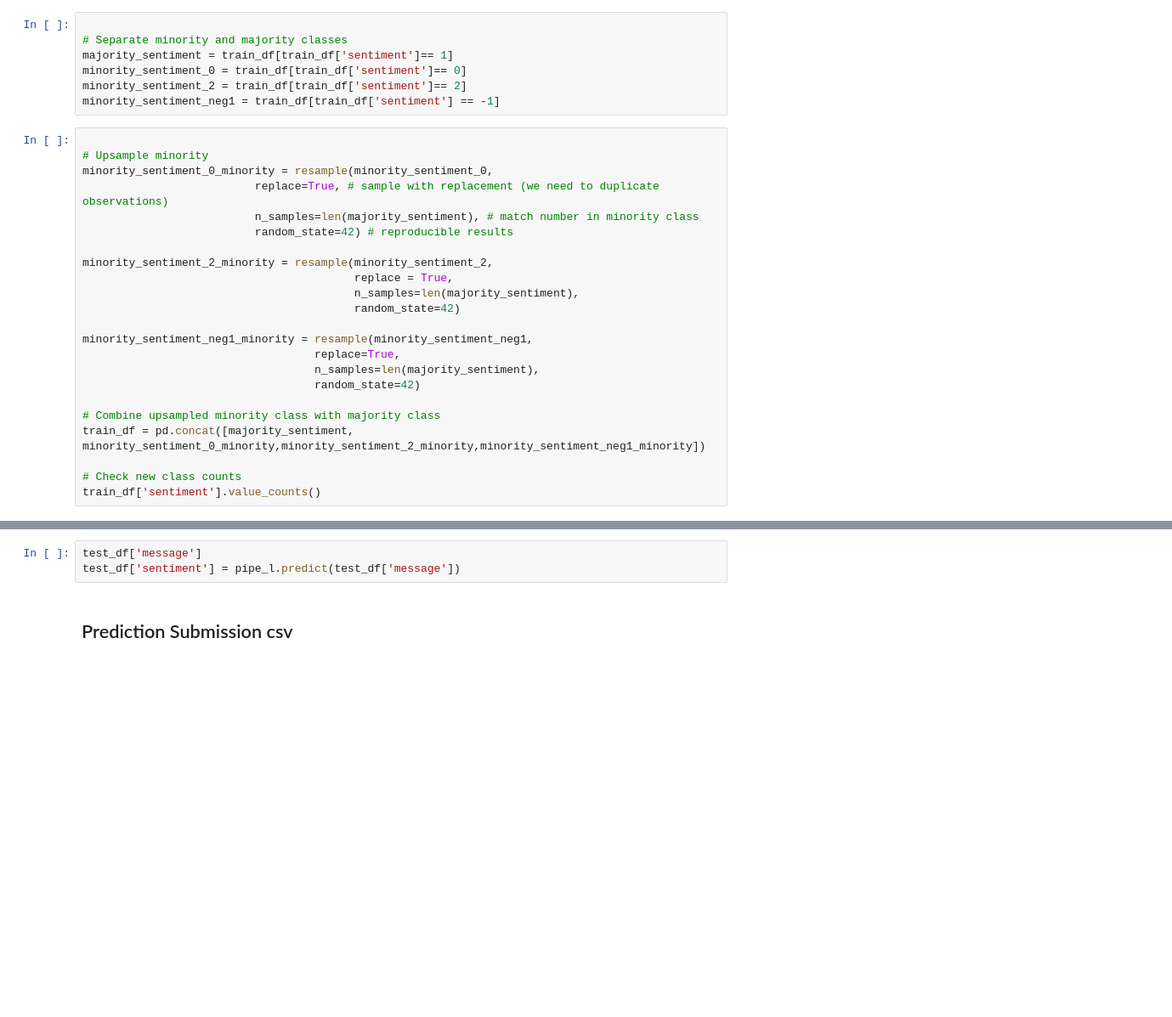
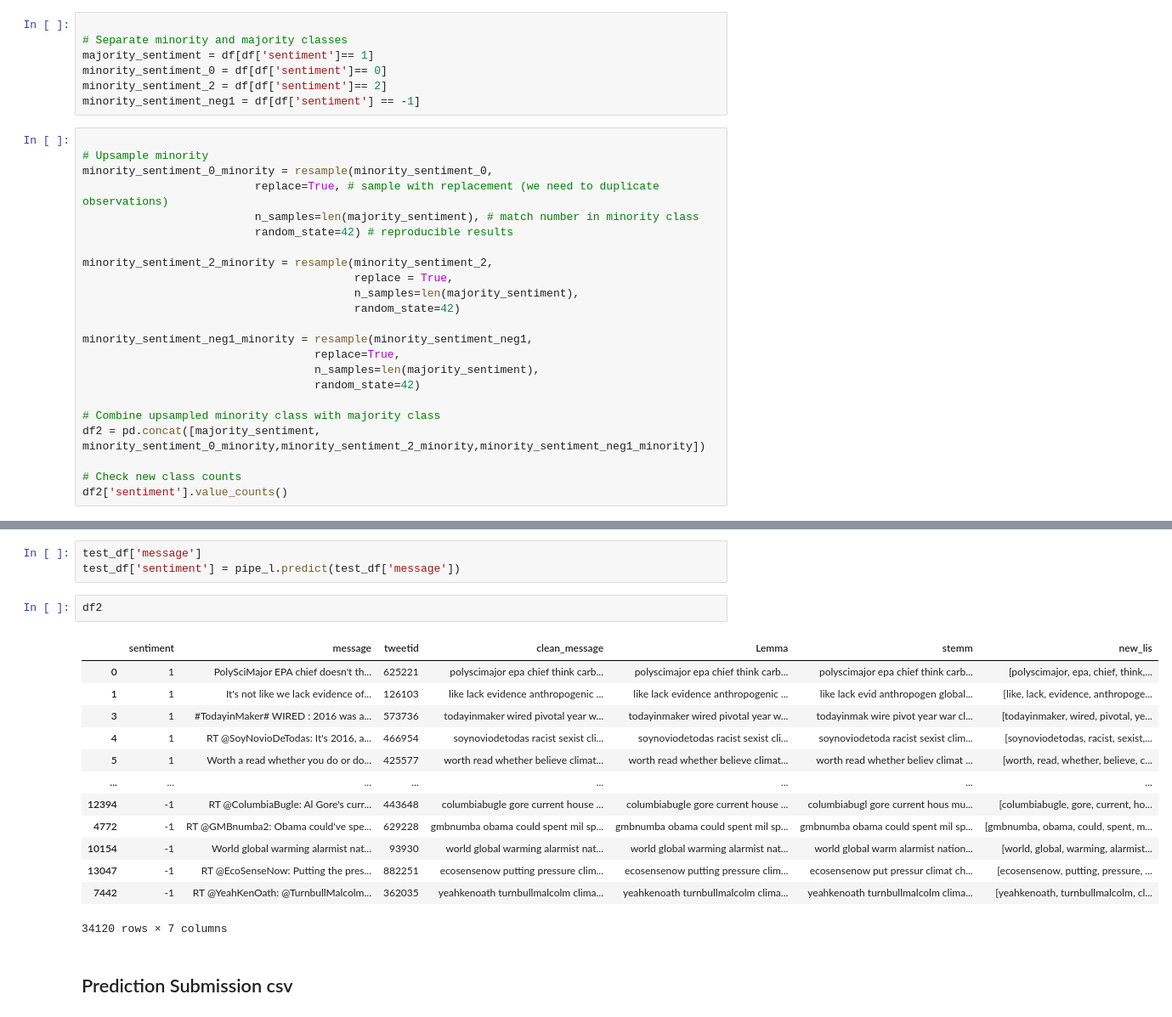
Before and after one commit to isabelomakhanya/classification_ts5, a Jupyter notebook: classification-ts5.ipynb, the cells around one changed output, grey strips where cells are left out. Shown at 85% size. Drawn from its saved outputs; the diff is of its cells as text; blank space fills up the shorter version.

```diff
--- a/classification-ts5.ipynb
+++ b/classification-ts5.ipynb
@@ -436,10 +534,10 @@ plt.show()
 # %%
 
 # Separate minority and majority classes
-majority_sentiment = train_df[train_df['sentiment']== 1]
-minority_sentiment_0 = train_df[train_df['sentiment']== 0]
-minority_sentiment_2 = train_df[train_df['sentiment']== 2]
-minority_sentiment_neg1 = train_df[train_df['sentiment'] == -1]
+majority_sentiment = df[df['sentiment']== 1]
+minority_sentiment_0 = df[df['sentiment']== 0]
+minority_sentiment_2 = df[df['sentiment']== 2]
+minority_sentiment_neg1 = df[df['sentiment'] == -1]
 # %%
 
 # Upsample minority
@@ -459,7 +557,7 @@ minority_sentiment_neg1_minority = resample(minority_sentiment_neg1,
                                    random_state=42)
 
 # Combine upsampled minority class with majority class
-train_df = pd.concat([majority_sentiment, minority_sentiment_0_minority,minority_sentiment_2_minority,minority_sentiment_neg1_minority])
+df2 = pd.concat([majority_sentiment, minority_sentiment_0_minority,minority_sentiment_2_minority,minority_sentiment_neg1_minority])
 
 # Check new class counts
-train_df['sentiment'].value_counts()
+df2['sentiment'].value_counts()
@@ -527,6 +712,22 @@ print(classification_report(y_val, y_pred_pipe))
 # %%
 test_df['message']
 test_df['sentiment'] = pipe_l.predict(test_df['message'])
+# %%
+df2
+# %% [output]
+|  | sentiment | message | tweetid | clean_message | Lemma | stemm | new_lis |
+| 0 | 1 | PolySciMajor EPA chief doesn't th... | 625221 | polyscimajor epa chief think carb... | polyscimajor epa chief think carb... | polyscimajor epa chief think carb... | [polyscimajor, epa, chief, think,... |
+| 1 | 1 | It's not like we lack evidence of... | 126103 | like lack evidence anthropogenic ... | like lack evidence anthropogenic ... | like lack evid anthropogen global... | [like, lack, evidence, anthropoge... |
+| 3 | 1 | #TodayinMaker# WIRED : 2016 was a... | 573736 | todayinmaker wired pivotal year w... | todayinmaker wired pivotal year w... | todayinmak wire pivot year war cl... | [todayinmaker, wired, pivotal, ye... |
+| 4 | 1 | RT @SoyNovioDeTodas: It's 2016, a... | 466954 | soynoviodetodas racist sexist cli... | soynoviodetodas racist sexist cli... | soynoviodetoda racist sexist clim... | [soynoviodetodas, racist, sexist,... |
+| 5 | 1 | Worth a read whether you do or do... | 425577 | worth read whether believe climat... | worth read whether believe climat... | worth read whether believ climat ... | [worth, read, whether, believe, c... |
+| ... | ... | ... | ... | ... | ... | ... | ... |
+| 12394 | -1 | RT @ColumbiaBugle: Al Gore's curr... | 443648 | columbiabugle gore current house ... | columbiabugle gore current house ... | columbiabugl gore current hous mu... | [columbiabugle, gore, current, ho... |
+| 4772 | -1 | RT @GMBnumba2: Obama could've spe... | 629228 | gmbnumba obama could spent mil sp... | gmbnumba obama could spent mil sp... | gmbnumba obama could spent mil sp... | [gmbnumba, obama, could, spent, m... |
+| 10154 | -1 | World global warming alarmist nat... | 93930 | world global warming alarmist nat... | world global warming alarmist nat... | world global warm alarmist nation... | [world, global, warming, alarmist... |
+| 13047 | -1 | RT @EcoSenseNow: Putting the pres... | 882251 | ecosensenow putting pressure clim... | ecosensenow putting pressure clim... | ecosensenow put pressur climat ch... | [ecosensenow, putting, pressure, ... |
+| 7442 | -1 | RT @YeahKenOath: @TurnbullMalcolm... | 362035 | yeahkenoath turnbullmalcolm clima... | yeahkenoath turnbullmalcolm clima... | yeahkenoath turnbullmalcolm clima... | [yeahkenoath, turnbullmalcolm, cl... |
+34120 rows × 7 columns
 # %% [markdown]
 ## Prediction Submission csv
 # %%
```
Also changed, not shown: parts of 36 cells of this notebook, 8 other files.
